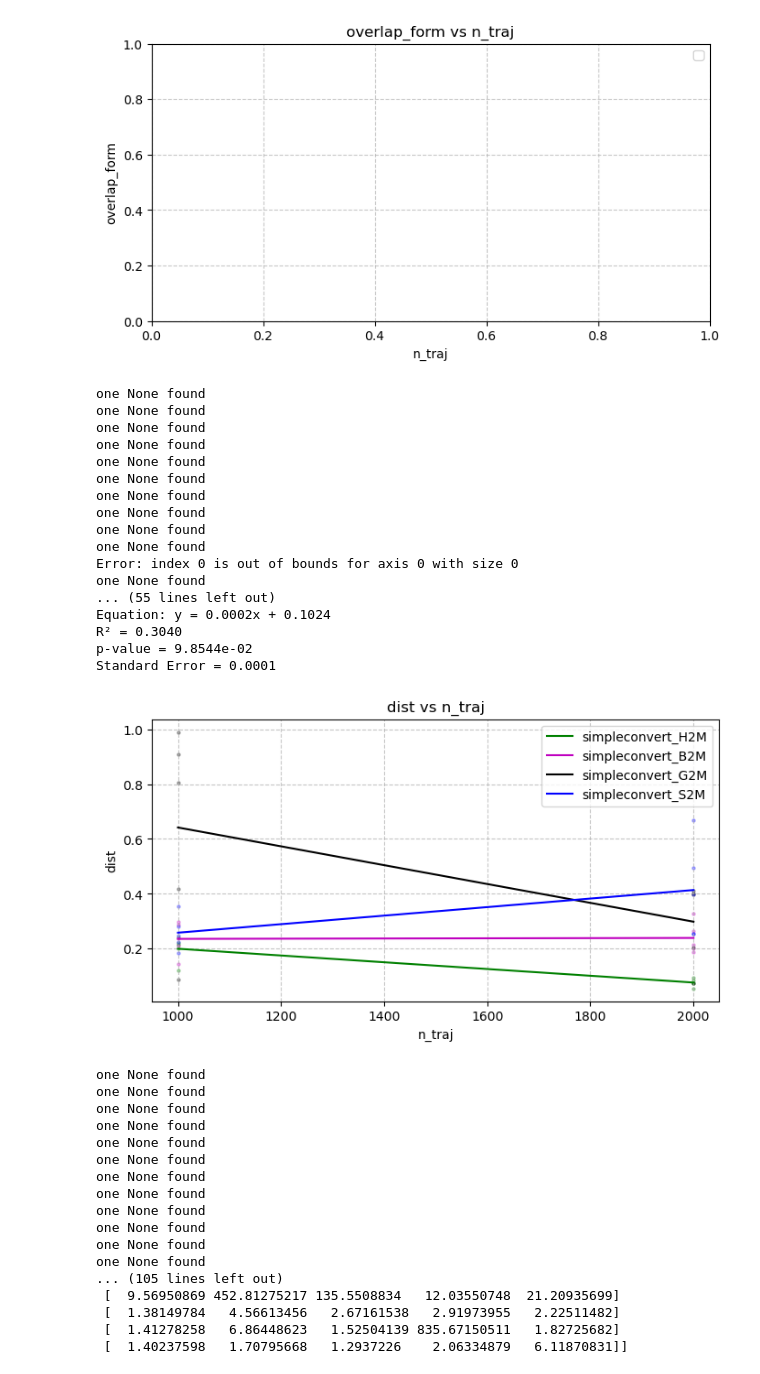
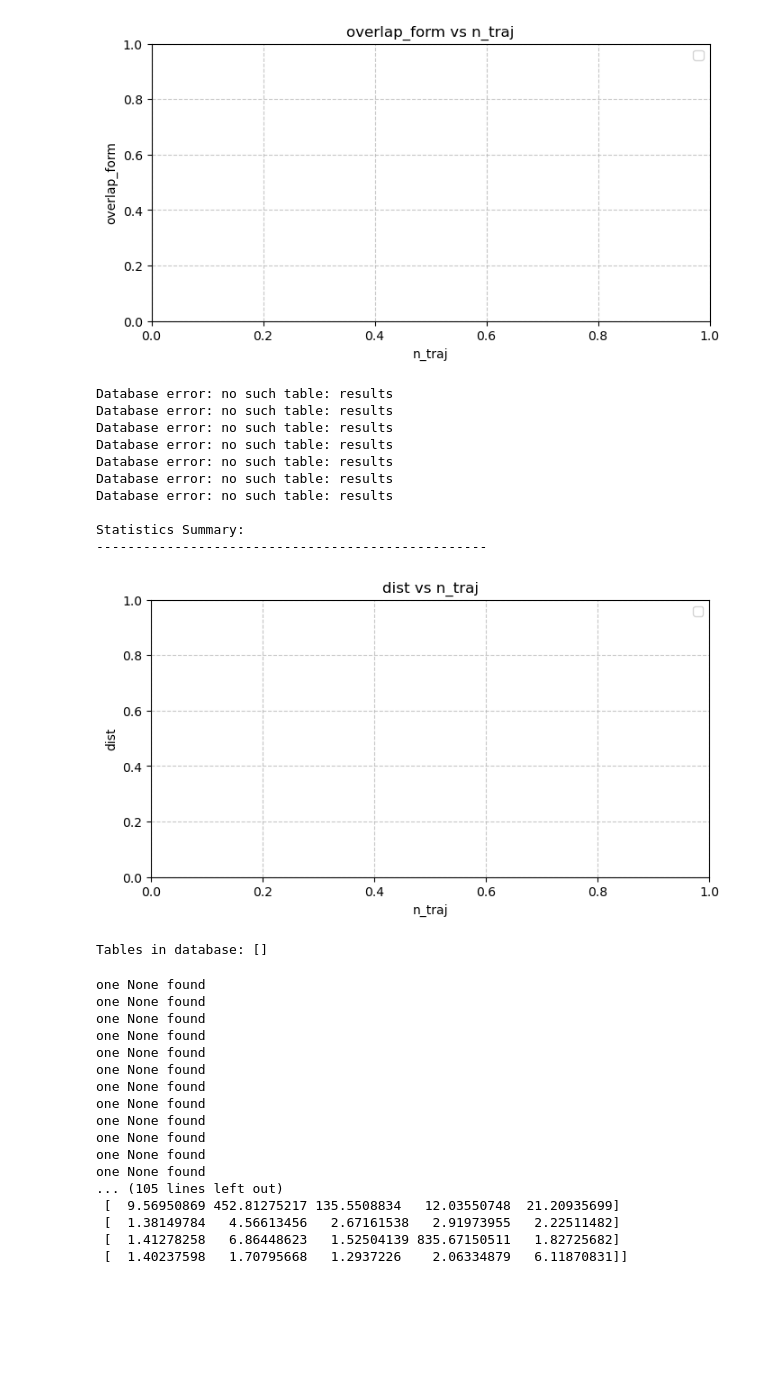
Before and after one commit to Gianmarco-Sarnelli/STL_explainability, a Jupyter notebook: Results_new.ipynb, the cells around one changed output. Saved outputs shown, nothing was run; the diff lists cells and outputs as text; code cells hidden in the pictures; blank space fills up the shorter version.

```diff
--- a/Results_new.ipynb
+++ b/Results_new.ipynb
@@ -402,41 +402,51 @@ Error: index 0 is out of bounds for axis 0 with size 0
 Statistics Summary:
 --------------------------------------------------
 [figure]
-# %%
-#['n_psi_added', 'n_traj', 'local_std', 'n_traj_points', 'Dist', 'Cos_Dist', 'Dist_rho', 'Norm_glob', 'Norm_loc', 'Norm_imp', 'Pinv_error', 'Sum_weights', 'Sum_squared_weights', 'Elapsed_time', 'Process_mem']
-
-test_names = ["simpleconvert_M2M", "simpleconvert_E2M", "simpleconvert_H2M", "simpleconvert_J2M", "simpleconvert_B2M", "simpleconvert_T2M", "simpleconvert_G2M", "simpleconvert_S2M"]
-#test_names = ["simpleconvert_M2E", "simpleconvert_E2E", "simpleconvert_H2E", "simpleconvert_J2E", "simpleconvert_B2E", "simpleconvert_T2E", "simpleconvert_G2E", "simpleconvert_S2E"]
-#test_names = ["simpleconvert_M2H", "simpleconvert_E2H", "simpleconvert_H2H", "simpleconvert_J2H", "simpleconvert_B2H", "simpleconvert_T2H", "simpleconvert_G2H", "simpleconvert_S2H"]
-#test_names = ["simpleconvert_M2J", "simpleconvert_E2J", "simpleconvert_H2J", "simpleconvert_J2J", "simpleconvert_B2J", "simpleconvert_T2J", "simpleconvert_G2J", "simpleconvert_S2J"]
-y_column = "dist"
-table_name = "results"
-params = ["n_traj"]
-
-z_column = None#"n_traj_points"
-focus = None#[11, 55]
-
-for x_column in params:
-    plot_database_columns(test_names, x_column, y_column, table_name, z_column=z_column, focus=focus)
-# %% [output]
-one None found
-one None found
-one None found
-one None found
-one None found
-one None found
-one None found
-one None found
-one None found
-one None found
-Error: index 0 is out of bounds for axis 0 with size 0
-one None found
-... (55 lines left out)
-Equation: y = 0.0002x + 0.1024
-R² = 0.3040
-p-value = 9.8544e-02
-Standard Error = 0.0001
-[figure, removed]
+# %%
+#['n_psi_added', 'n_traj', 'local_std', 'n_traj_points', 'Dist', 'Cos_Dist', 'Dist_rho', 'Norm_glob', 'Norm_loc', 'Norm_imp', 'Pinv_error', 'Sum_weights', 'Sum_squared_weights', 'Elapsed_time', 'Process_mem']
+
+test_names = ["wow_ModelM2M", "wow_ModelE2M", "wow_ModelJ2M", "wow_ModelB2M", "wow_ModelT2M", "wow_ModelG2M", "wow_ModelS2M"]
+y_column = "dist"
+table_name = "results"
+params = ["n_traj"]
+
+z_column = None#"n_traj_points"
+focus = None#[11, 55]
+
+for x_column in params:
+    plot_database_columns(test_names, x_column, y_column, table_name, z_column=z_column, focus=focus)
+
+
+# Assuming the database file is named "your_database.db"
+# Replace with your actual database filename
+conn = sqlite3.connect("database_wow_ModelB2M.db")
+cursor = conn.cursor()
+
+# List all tables in the database
+cursor.execute("SELECT name FROM sqlite_master WHERE type='table';")
+tables = cursor.fetchall()
+print("Tables in database:", tables)
+
+# If you find tables, you can inspect their schema
+for table in tables:
+    print(f"\nSchema for table {table[0]}:")
+    cursor.execute(f"PRAGMA table_info({table[0]});")
+    print(cursor.fetchall())
+
+conn.close()
+# %% [output]
+Database error: no such table: results
+Database error: no such table: results
+Database error: no such table: results
+Database error: no such table: results
+Database error: no such table: results
+Database error: no such table: results
+Database error: no such table: results
+
+Statistics Summary:
+--------------------------------------------------
+[figure, added]
+Tables in database: []
 # %%
 prefix = ""#"nountill_"
 tests_acronym = ["M", "E", "B", "G", "S"]
```
Also changed, not shown: 3 other files.
